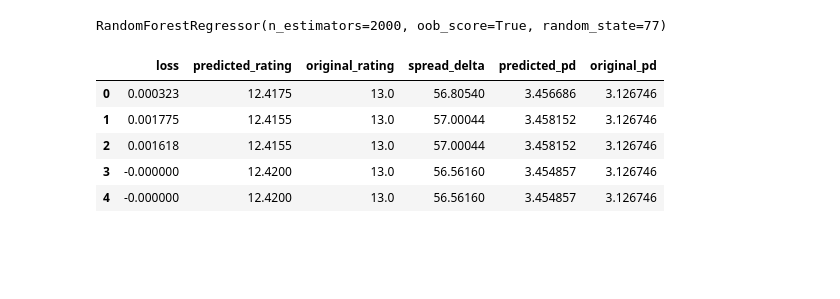
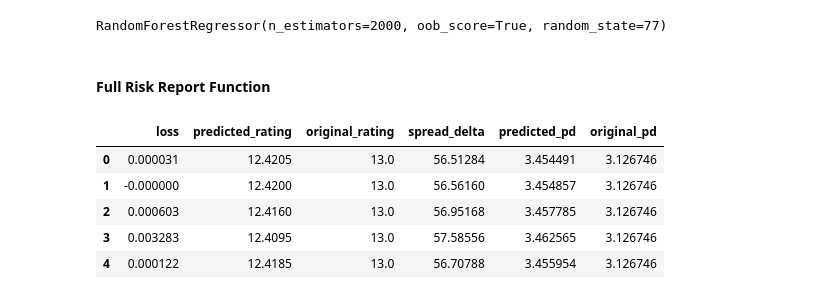
Before and after one commit to mvbnffc/sovereign-risk, a Jupyter notebook: notebooks/credit_risk.ipynb, the cells around one changed output. Saved outputs shown, nothing was run; the diff lists cells and outputs as text; code cells hidden in the pictures; blank space fills up the shorter version.

```diff
--- a/notebooks/credit_risk.ipynb
+++ b/notebooks/credit_risk.ipynb
@@ -50,13 +60,8 @@ def equa(A, b0, b1, b2, b3):
 # %%
+# Real GDP growth (pct change)
+economic["S_RealGDPgrowth"] = economic.groupby("CountryName")["S_GDPpercapitaUS"].pct_change()
 
-# =========================================================
-# PART 3 — PREPARE df1
-# =========================================================
-
-# Real GDP growth (pct change)
-df1["S_RealGDPgrowth"] = df1.groupby("CountryName")["S_GDPpercapitaUS"].pct_change()
-
-df1 = df1[
+economic = economic[
     [
         "CountryName","Year","scale20","S_GDPpercapitaUS",
         "S_RealGDPgrowth","S_NetGGdebtGDP","S_GGbalanceGDP",
@@ -65,13 +70,10 @@ df1 = df1[
 ]
 
 cc = coco.CountryConverter()
-df1["ISO2"] = cc.convert(df1["CountryName"], to="ISO3")
+economic["ISO2"] = cc.convert(economic["CountryName"], to="ISO3")
 
-# =========================================================
-# PART 4 — BUILD BASELINE DATA
-# =========================================================
-
-Baseline = df1.copy()
+# Build baseline data
+Baseline = economic.copy()
 Baseline["ln_S_GDPpercapitaUS"] = np.log(Baseline["S_GDPpercapitaUS"])
 
 Baseline = Baseline[Baseline["Year"] > 2014]
@@ -170,12 +166,9 @@ rf = RandomForestRegressor(
 rf.fit(X_train, y_train)
 # %% [output]
 RandomForestRegressor(n_estimators=2000, oob_score=True, random_state=77)
+# %% [markdown]
+#### Full Risk Report Function
 # %%
-
-# =========================================================
-# PART 8 — FULL RISK REPORT FUNCTION
-# =========================================================
-
 def sovereign_risk_report(country_, loss_list):
 
     results = []
@@ -191,7 +184,7 @@ def sovereign_risk_report(country_, loss_list):
 
     original_pd = implement_PD_equation(original_rating)
 
-    for loss_ in loss_list:
+    for loss_ in tqdm(loss_list, desc='Running Credit Risk Analysis'):
         estimation = estimate_country_scenario(country_, loss_)
 
         predicted_rating = rf.predict(estimation[features])[0]
@@ -217,28 +210,28 @@ def sovereign_risk_report(country_, loss_list):
 # PART 9 — SCENARIOS TO ESTIMATE
 # =========================================================
 
-baseline_scenario = pd.read_csv("baseline_GDP.csv")
-adapted_scenario = pd.read_csv("adapted_GDP.csv")
+baseline_scenario = pd.read_csv("macro_sim.csv")
+# adapted_scenario = pd.read_csv("adapted_GDP.csv")
 
-baseline_scenario['gdp_avg'] = baseline_scenario['gdp_avg'] * -1 / 100
-adapted_scenario['gdp_avg'] = adapted_scenario['gdp_avg'] * -1 / 100
+baseline_scenario['gdp'] = baseline_scenario['gdp'] * -1 / 100
+# adapted_scenario['gdp_avg'] = adapted_scenario['gdp_avg'] * -1 / 100
 # %%
 
 # =========================================================
 # PART 10 — BUILD PANDA WITH RESULTS
 # =========================================================
 
-baseline_result = sovereign_risk_report("Thailand", baseline_scenario['gdp_avg'].values)
-adapted_result = sovereign_risk_report("Thailand", adapted_scenario['gdp_avg'].values)
+baseline_result = sovereign_risk_report("Thailand", baseline_scenario['gdp'].values)
+# adapted_result = sovereign_risk_report("Thailand", adapted_scenario['gdp_avg'].values)
 # %%
 columns_to_keep = ["loss", "predicted_rating", "original_rating", "spread_delta", "predicted_pd", "original_pd"]
 baseline_result = baseline_result[columns_to_keep]
-adapted_result = adapted_result[columns_to_keep]
+# adapted_result = adapted_result[columns_to_keep]
 baseline_result.head()
 # %% [output]
 |  | loss | predicted_rating | original_rating | spread_delta | predicted_pd | original_pd |
-| 0 | 0.000323 | 12.4175 | 13.0 | 56.80540 | 3.456686 | 3.126746 |
-| 1 | 0.001775 | 12.4155 | 13.0 | 57.00044 | 3.458152 | 3.126746 |
-| 2 | 0.001618 | 12.4155 | 13.0 | 57.00044 | 3.458152 | 3.126746 |
-| 3 | -0.000000 | 12.4200 | 13.0 | 56.56160 | 3.454857 | 3.126746 |
-| 4 | -0.000000 | 12.4200 | 13.0 | 56.56160 | 3.454857 | 3.126746 |
+| 0 | 0.000031 | 12.4205 | 13.0 | 56.51284 | 3.454491 | 3.126746 |
+| 1 | -0.000000 | 12.4200 | 13.0 | 56.56160 | 3.454857 | 3.126746 |
+| 2 | 0.000603 | 12.4160 | 13.0 | 56.95168 | 3.457785 | 3.126746 |
+| 3 | 0.003283 | 12.4095 | 13.0 | 57.58556 | 3.462565 | 3.126746 |
+| 4 | 0.000122 | 12.4185 | 13.0 | 56.70788 | 3.455954 | 3.126746 |
```
Also changed, not shown: parts of 14 cells of this notebook, 13 other files.
